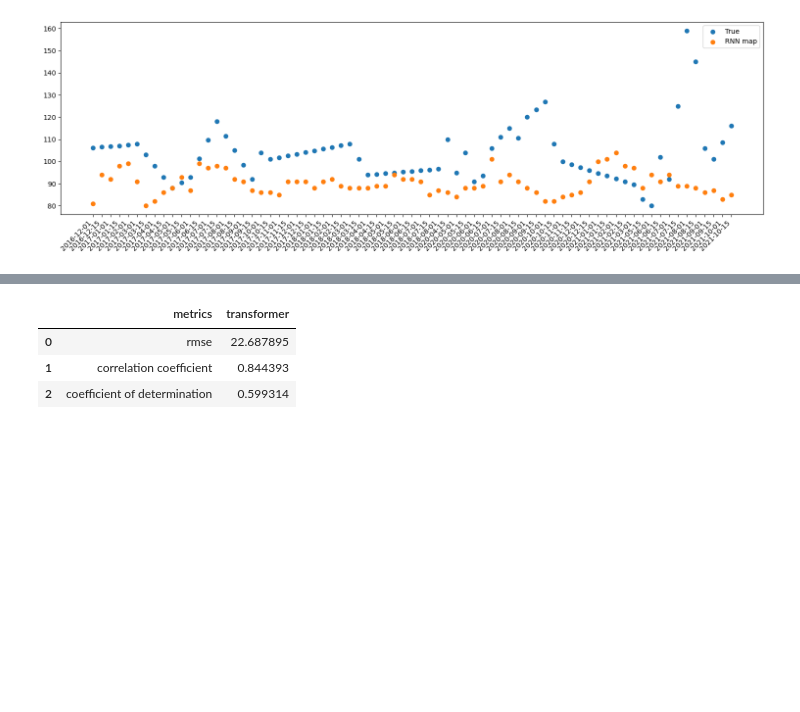
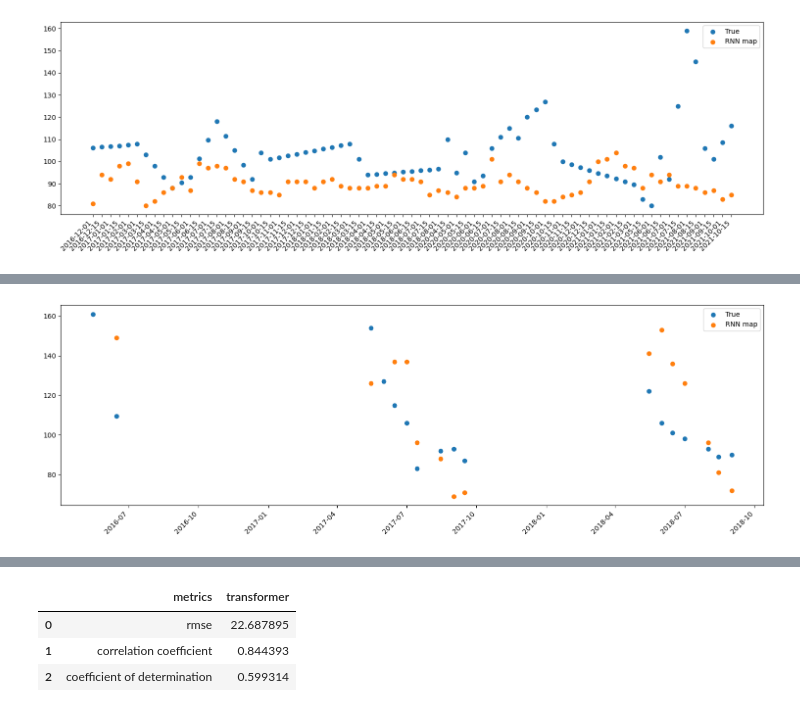
Before and after one commit to codebyandy/geolearn, a Jupyter notebook: app/vegetation/attention/andy/playground/rnn_baseline/compare_metrics.ipynb, the cells around one changed output, grey strips where cells are left out. Drawn from its saved outputs; the diff is of its cells as text; code cells hidden in the pictures; blank space fills up the shorter version.

```diff
--- a/app/vegetation/attention/andy/playground/rnn_baseline/compare_metrics.ipynb
+++ b/app/vegetation/attention/andy/playground/rnn_baseline/compare_metrics.ipynb
@@ -14,8 +16,20 @@ from matplotlib import pyplot as plt
 import json
 from sklearn.metrics import r2_score
 # %%
+# Data split by site, stored as time series in .csv files
+
+# in-situ data paths
+our_obs_dir = f'{kPath.dirVeg}predictions/true_obs2_interpolate_semimonthly/'
+krishna_obs_dir = f"{kPath.dirVeg}predictions/true_obs_krishna/"
+
 # predictions paths
-true_obs_dir = f'{kPath.dirVeg}predictions/true_obs_interpolate_semimonthly/'
 transformer_dir = f'{kPath.dirVeg}predictions/transformer_interpolate_semimonthly/'
-rnn_maps_dir = f'{kPath.dirVeg}predictions/rnn_semimonthly_andy/'
-rnn_maps_dir = f'{kPath.dirVeg}predictions/rnn_semimonthly_kuai/'
+rnn_maps_andy_dir = f'{kPath.dirVeg}predictions/rnn_semimonthly_andy/' # andy and kuai both independently downloaded data
+rnn_maps_kuai_dir = f'{kPath.dirVeg}predictions/rnn_semimonthly_kuai/' # andy and kuai both independently downloaded data
+# %%
+def shift_date(date):
+    if date.day == 15:
+        return date.replace(day=1)
+    elif date.day in [30, 31, 28]:
+        # Find the last day of the month
+        return date.replace(day=15)
@@ -108,0 +146,13 @@ plt.show()
+# %%
+# Get sites of interest (intersection betweeen Krishna's and our sites)
+
+# load krishna's sites
+rnn_df_path = '/Users/andyhuynh/Documents/lfmc/data/predictions/lstm_input_data_pure+all_same_28_may_2019_res_SM_gap_3M'
+rnn_df = pd.read_pickle(rnn_df_path)
+
+# load our sites
+transformer_df_path = '/Users/andyhuynh/Documents/lfmc/data/model/data/singleDaily-nadgrid/site.csv'
+transformer_df = pd.read_csv(transformer_df_path)
+
+# get the intersection of sites
+sites = transformer_df[transformer_df.siteName.isin(rnn_df.site.unique())].siteId.unique()
@@ -108,0 +333,16 @@ plt.show()
+# %%
+# get time series of given site
+site_idx = 2
+sub_compare_df = compare_df[compare_df.site == sites[site_idx]]
+
+plt.figure(figsize=(15, 5))
+plt.scatter(sub_compare_df.index, sub_compare_df.true_lfmc)
+plt.scatter(sub_compare_df.index, sub_compare_df.rnn_lfmc_kuai)
+
+plt.legend(["True", "RNN map"])
+plt.xticks(rotation=45, ha='right')
+plt.tight_layout()
+
+plt.show()
+# %% [output]
+[figure, added]
```
Also changed, not shown: parts of 36 cells of this notebook, 7 other files.
